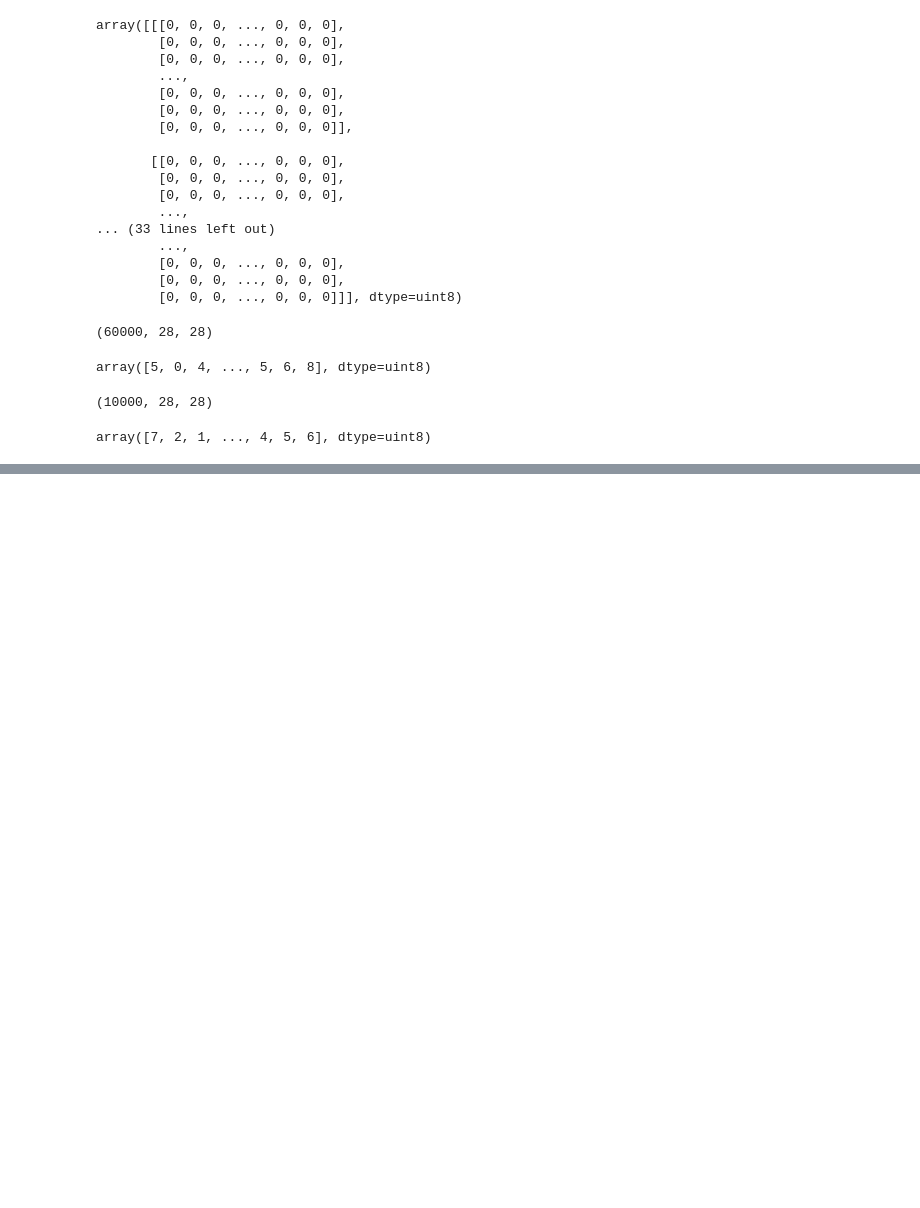
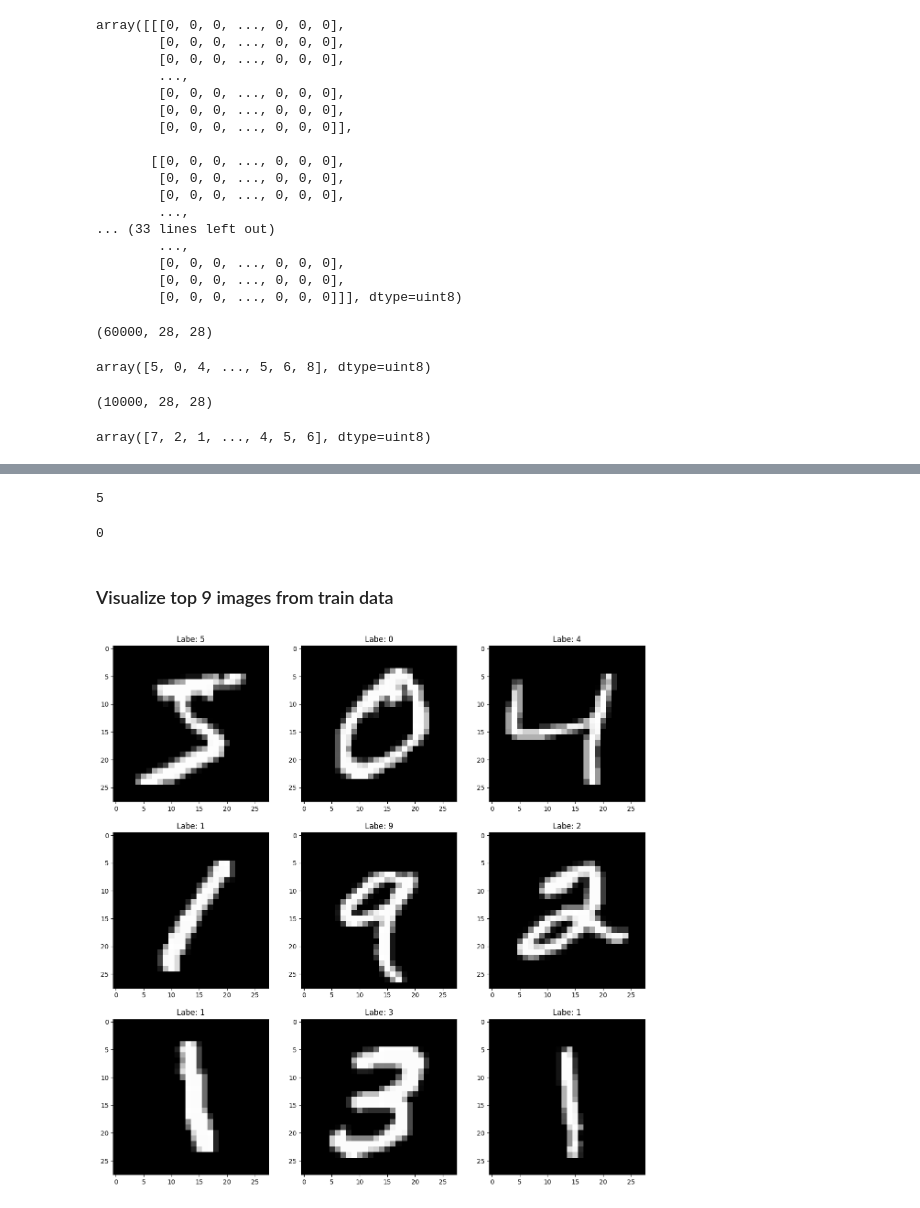
Before and after one commit to Kajalm1995/Association-rule-mining, a Jupyter notebook: Handwritten_digit_classification_project.ipynb, the cells around one changed output, grey strips where cells are left out. Cells and saved outputs as stored; diff of their text form; code cells hidden in the pictures; blank space fills up the shorter version.

```diff
--- a/Handwritten_digit_classification_project.ipynb
+++ b/Handwritten_digit_classification_project.ipynb
@@ -51,0 +97,19 @@ array([7, 2, 1, ..., 4, 5, 6], dtype=uint8)
+# %%
+ytrain[0]
+# %% [output]
+5
+# %%
+ytrain[1]
+# %% [output]
+0
+# %% [markdown]
+### Visualize top 9 images from train data
+# %%
+import matplotlib.pyplot as plt
+plt.figure(figsize=(15, 15))
+for i in range(9):
+  plt.subplot(3, 3, i+1)
+  plt.imshow(xtrain[i], cmap='gray')
+  plt.title(f'Labe: {ytrain[i]}')
+# %% [output]
+[figure, added]
```
Also changed, not shown: parts of 44 cells of this notebook.
